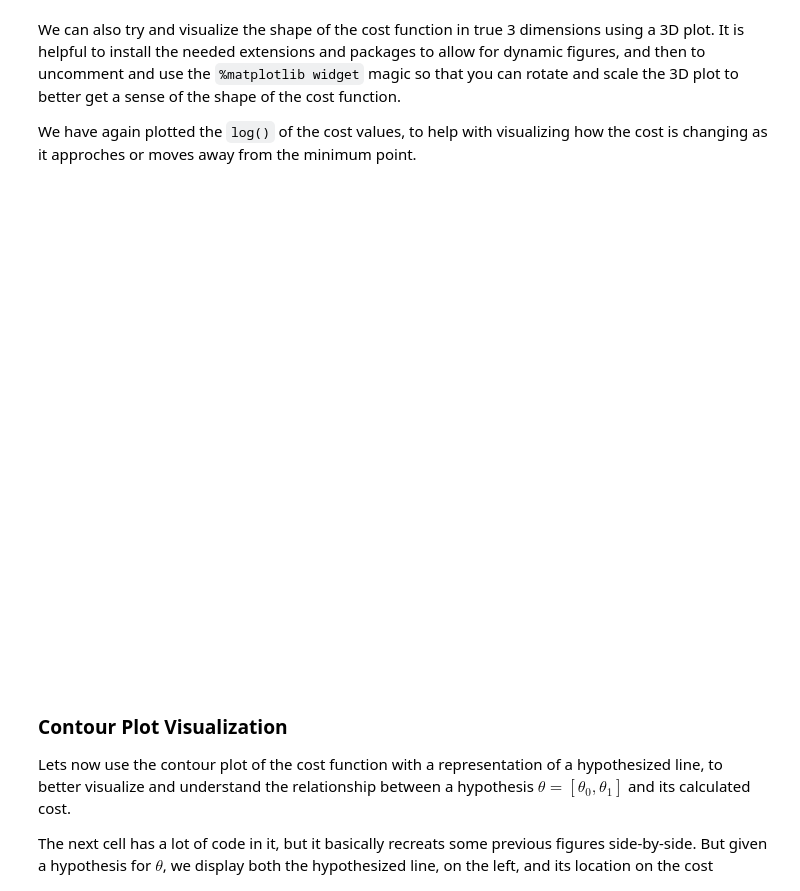
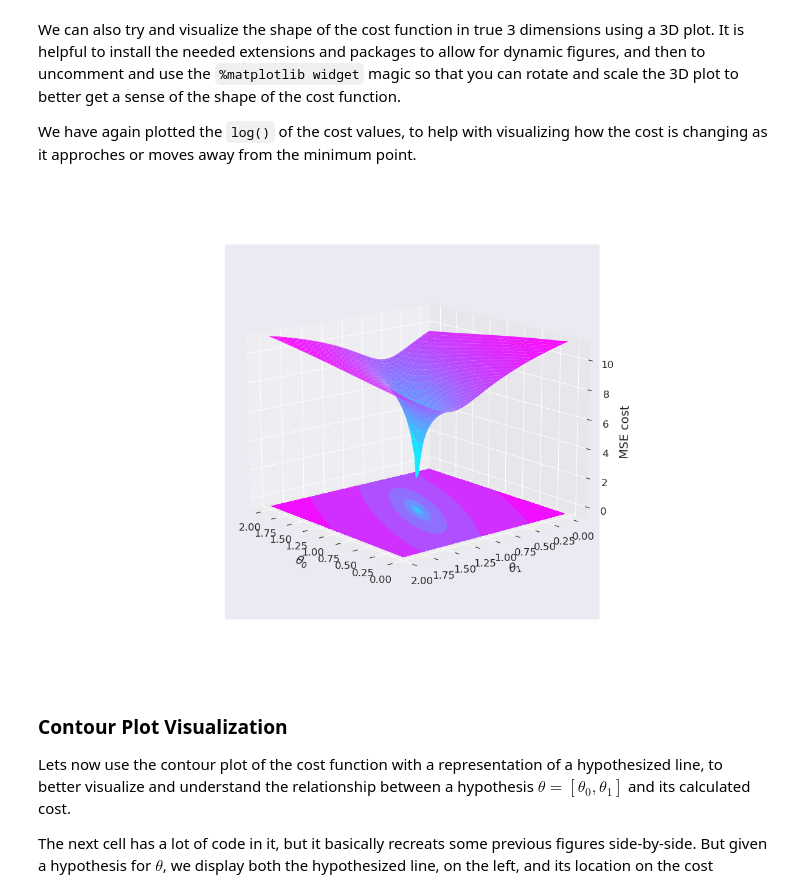
Before and after one commit to Krishna9492/ML, a Jupyter notebook: lectures/homl/homl-04-2-gradient-descent.ipynb, the cells around one changed output. Cells and saved outputs as stored; diff of their text form; code cells hidden in the pictures.

```diff
--- a/lectures/homl/homl-04-2-gradient-descent.ipynb
+++ b/lectures/homl/homl-04-2-gradient-descent.ipynb
@@ -109,8 +110,9 @@ we only need to fit the single paramter $\theta_1$ or the slope.
 
 Further lets use points generated with a slope of 1 with no noise.  For example.
 # %%
-# 3 points on the line y = 0 + 1 x
-X = np.array([[1],
+# 4 points on the line y = 0 + 1 x
+X = np.array([[0],
+              [1],
               [2],
               [3]])
-y = np.array([[1, 2, 3]])
+y = np.array([[0, 1, 2, 3]])
@@ -362,24 +383,25 @@ the minimum point.
 # %%
 # need a special axes for 3D plotting
 from mpl_toolkits.mplot3d import Axes3D
 
 # create a figure object so we can add a 3D axes to it
 fig = plt.figure()
-ax = Axes3D(fig)
+#ax = Axes3D(fig)
+ax = fig.add_subplot(111, projection='3d')
 
 Zp_log = np.log(Zp + 0.0001)
 Zp_log = Zp_log - Zp_log.min() + 0.0001
 Zp_log_log = np.log(Zp_log)
 
 ax.plot_surface(Xp, Yp, Zp_log, cmap=plt.cm.cool)
 ax.contourf(Xp, Yp, Zp_log, zdir='z', offset=-0.5, cmap=plt.cm.cool);
 ax.set_zlim([-0.5, 11.0]);
 ax.set_xlabel(r'$\theta_0$')
 ax.set_ylabel(r'$\theta_1$')
 ax.set_zlabel(r'MSE cost');
 
 ax.view_init(15, 140)
-plt.show()
+#plt.show();
 # %% [output]
-[figure, old version]
+[figure, new version]
 # %%
```
Also changed, not shown: parts of 27 cells of this notebook.
